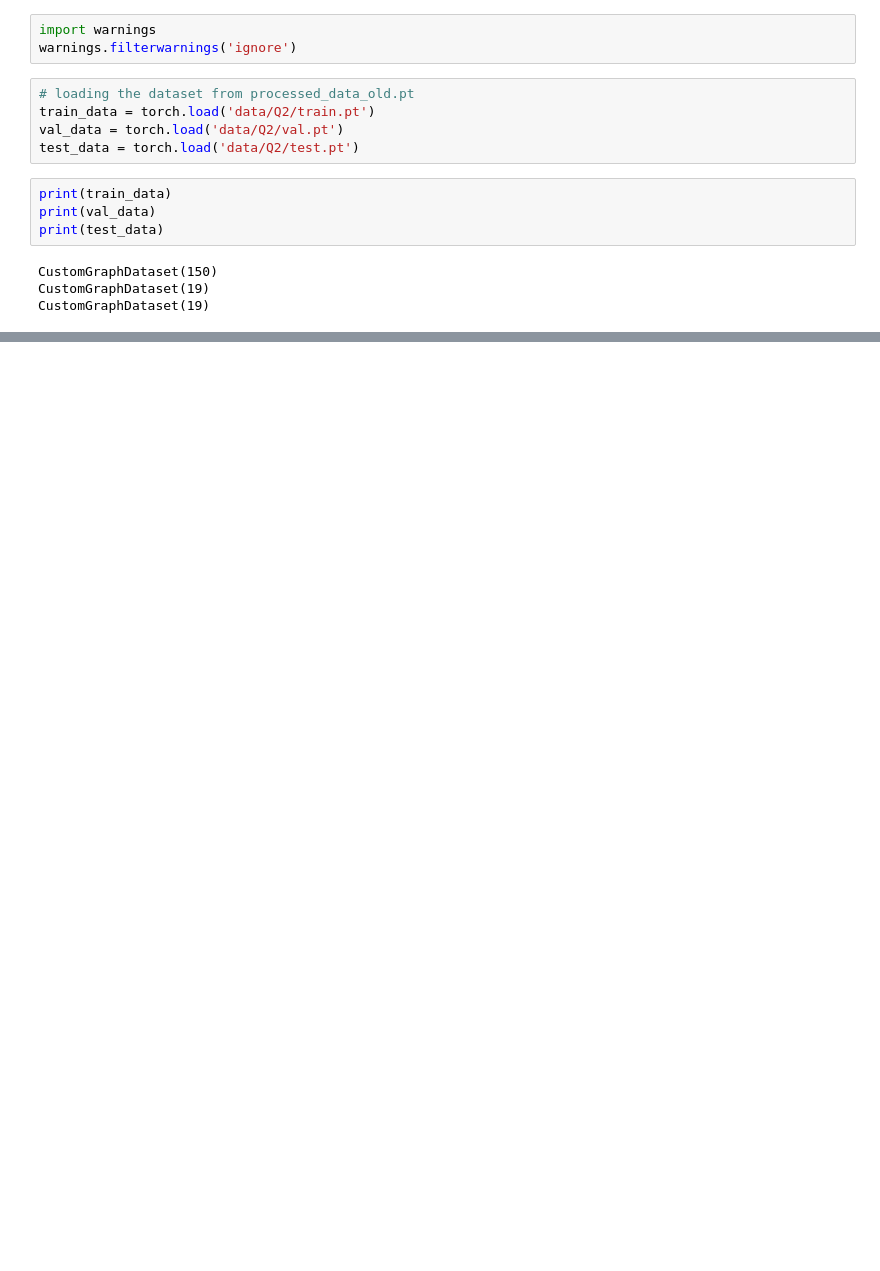
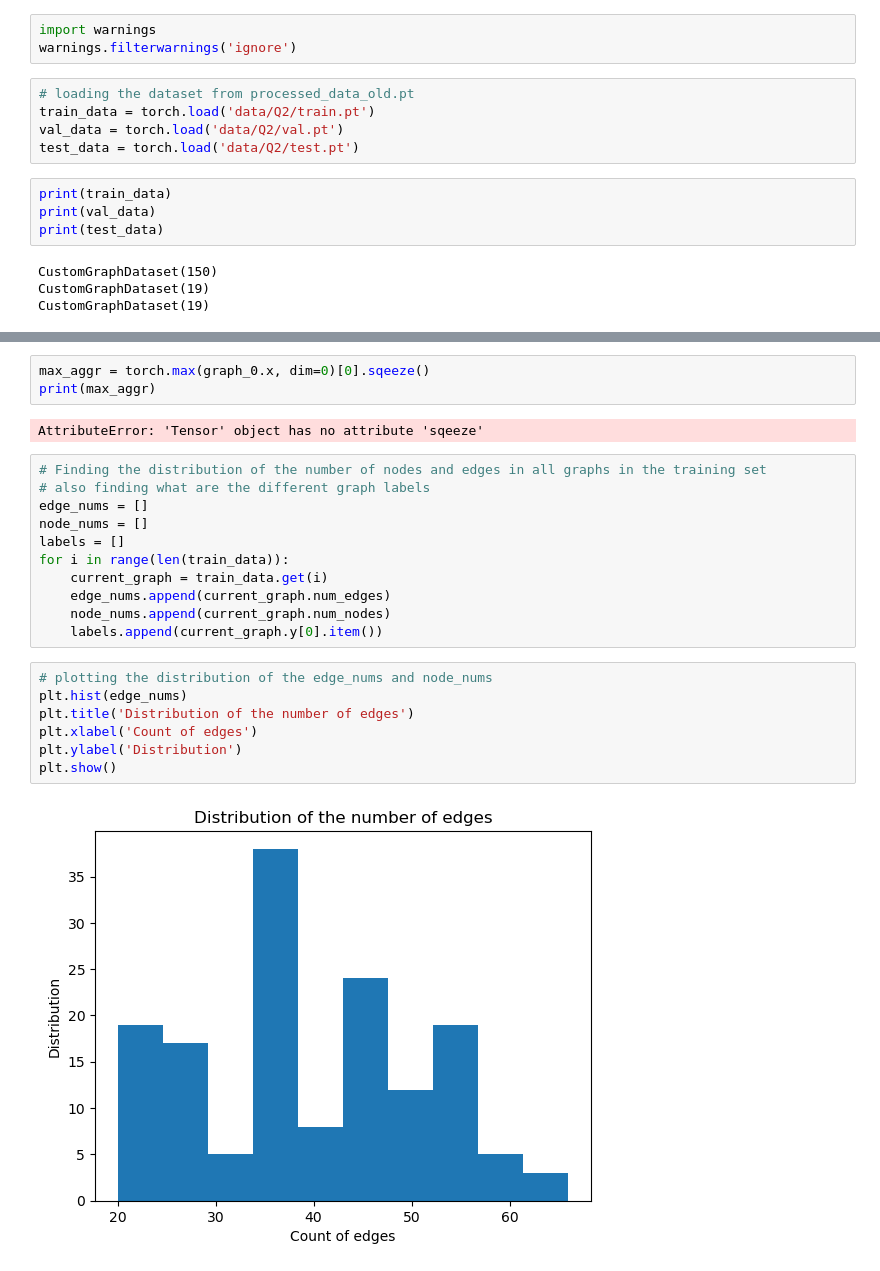
Before and after one commit to Horef/gdl_final, a Jupyter notebook: q2_notebook.ipynb, the cells around one changed output, grey strips where cells are left out. Cells and saved outputs as stored; diff of their text form; blank space fills up the shorter version.

```diff
--- a/q2_notebook.ipynb
+++ b/q2_notebook.ipynb
@@ -131,0 +58,25 @@ print(len(S))
+# %%
+max_aggr = torch.max(graph_0.x, dim=0)[0].sqeeze()
+print(max_aggr)
+# %% [output]
+AttributeError: 'Tensor' object has no attribute 'sqeeze'
+# %%
+# Finding the distribution of the number of nodes and edges in all graphs in the training set
+# also finding what are the different graph labels
+edge_nums = []
+node_nums = []
+labels = []
+for i in range(len(train_data)):
+    current_graph = train_data.get(i)
+    edge_nums.append(current_graph.num_edges)
+    node_nums.append(current_graph.num_nodes)
+    labels.append(current_graph.y[0].item())
+# %%
+# plotting the distribution of the edge_nums and node_nums
+plt.hist(edge_nums)
+plt.title('Distribution of the number of edges')
+plt.xlabel('Count of edges')
+plt.ylabel('Distribution')
+plt.show()
+# %% [output]
+[figure, added]
```
Also changed, not shown: parts of 18 cells of this notebook, 22 other files.
